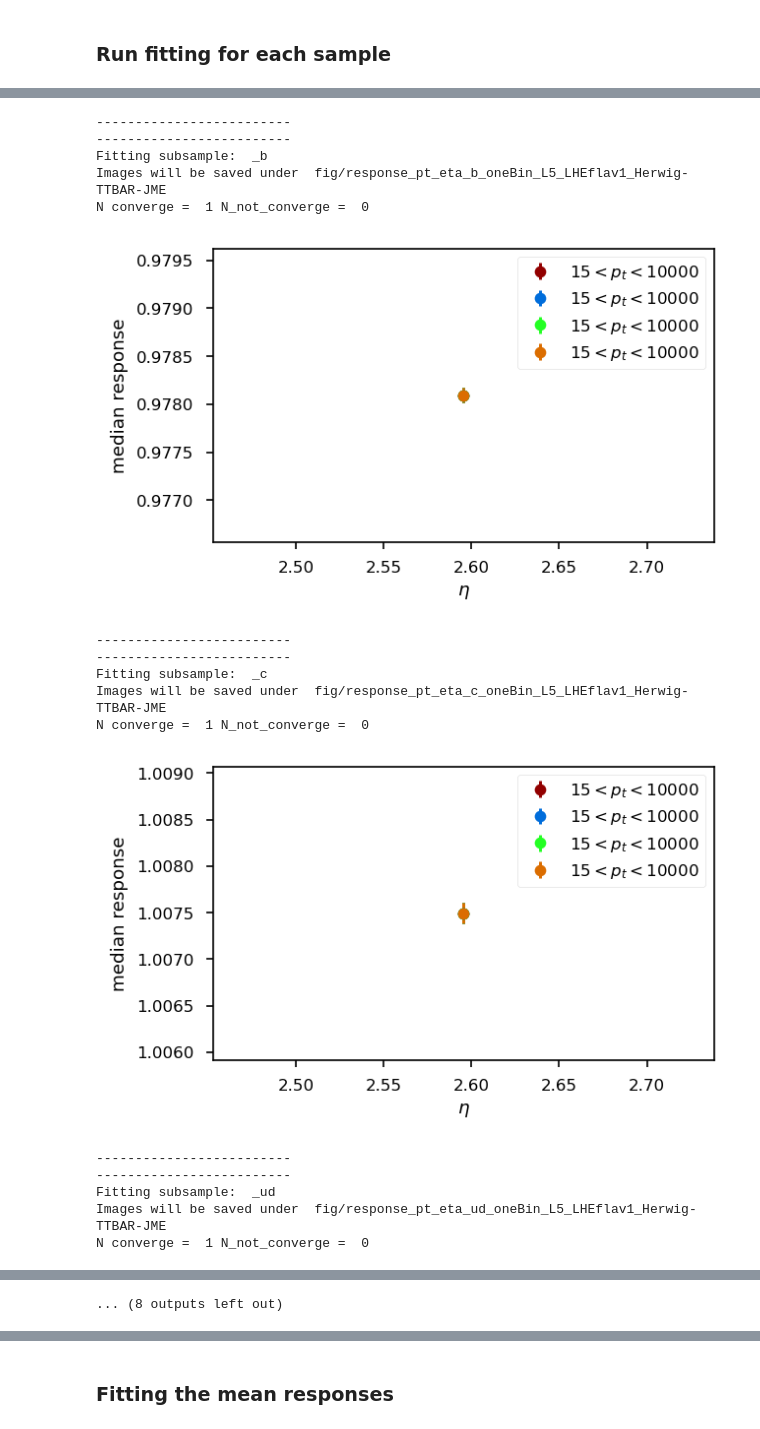
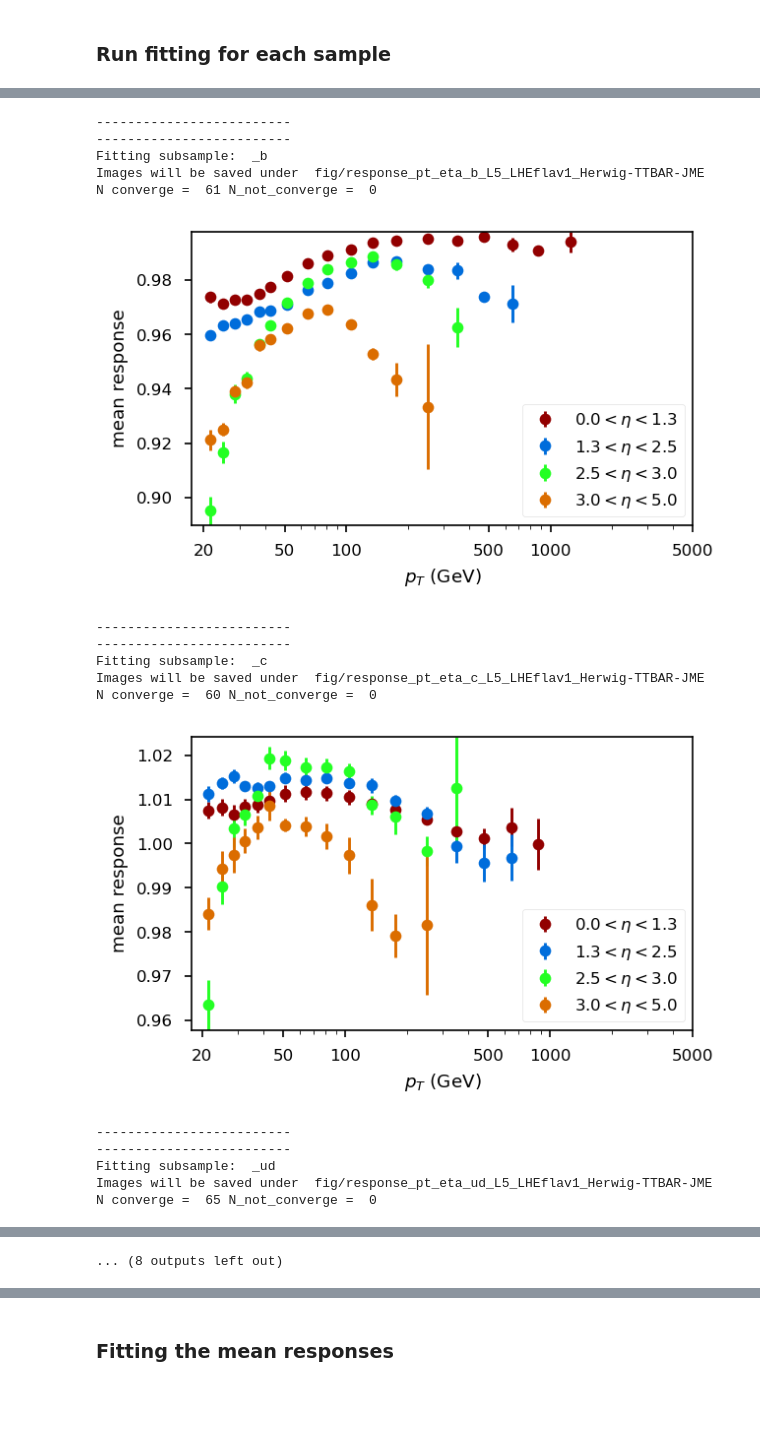
Before and after one commit to dsidirop1/JMECoffea, a Jupyter notebook: CoffeaJERC-Andris.ipynb, the cells around one changed output, grey strips where cells are left out. Drawn from its saved outputs; the diff is of its cells as text; code cells hidden in the pictures; blank space fills up the shorter version.

```diff
--- a/CoffeaJERC-Andris.ipynb
+++ b/CoffeaJERC-Andris.ipynb
@@ -56,7 +56,7 @@ tag = '_L5'
 
 exec('from CoffeaJERCProcessor'+tag+' import Processor')
 
-add_tag = '_LHEflav1_Herwig-TTBAR-JME' #'_Herwig-TTBAR' # '_TTBAR' #'_QCD' # '_testing_19UL18' # '' #fine_etaBins
+add_tag = '_LHEflav1_TTBAR-JME' #'_Herwig-TTBAR' # '_TTBAR' #'_QCD' # '_testing_19UL18' # '' #fine_etaBins
 
 # add_tag='_fine_etaBins'+add_tag
 tag_full = tag+add_tag
@@ -103,8 +125,8 @@ dataset = 'fileNames/fileNames_TTToSemi20UL18.txt'
 dataset = 'fileNames/fileNames_QCD20UL18.txt'
 dataset = 'fileNames/fileNames_QCD20UL18_JMENano.txt'
 dataset = 'fileNames/fileNames_TTToSemi20UL18_JMENano.txt'
-dataset = 'fileNames/fileNames_TTToDilep20UL18_JMENano.txt'
-dataset = 'fileNames/fileNames_TTToHad20UL18_JMENano.txt'
+# dataset = 'fileNames/fileNames_TTToDilep20UL18_JMENano.txt'
+# dataset = 'fileNames/fileNames_TTToHad20UL18_JMENano.txt'
 # dataset = 'fileNames/fileNames_Herwig_20UL18_JMENano.txt'
 
 
@@ -226,11 +249,11 @@ if(UsingDaskExecutor and not CoffeaCasaEnv):
                 'host': socket.gethostname(),
             },
             job_extra = {
-                'MY.JobFlavour': '"espresso"',
+                'MY.JobFlavour': '"longlunch"',
     #             'transfer_input_files': '/afs/cern.ch/user/a/anpotreb/top/JERC/JMECoffea/CoffeaJERCProcessor_L5.py',
             },
         )
-        cluster.adapt(minimum=1, maximum=30)
+        cluster.adapt(minimum=2, maximum=50)
         cluster.scale(8)
         client = Client(cluster)
 
@@ -807,7 +830,7 @@ for samp in subsamples:
 
     meanstd = np.sqrt(meanvar)
 
-    if fine_etabins or :
+    if fine_etabins or one_bin:
         plot_corrections_eta(median, samp, medianstd)
     else:
         plot_corrections(mean, samp, meanstd)
@@ -821,17 +844,17 @@ N converge =  1 N_not_converge =  0
 -------------------------
 -------------------------
 Fitting subsample:  _b
-Images will be saved under  fig/response_pt_eta_b_oneBin_L5_LHEflav1_Herwig-TTBAR-JME
-N converge =  1 N_not_converge =  0
+Images will be saved under  fig/response_pt_eta_b_L5_LHEflav1_Herwig-TTBAR-JME
+N converge =  61 N_not_converge =  0
-[figure, old version]
+[figure, new version]
 -------------------------
 -------------------------
 Fitting subsample:  _c
-Images will be saved under  fig/response_pt_eta_c_oneBin_L5_LHEflav1_Herwig-TTBAR-JME
-N converge =  1 N_not_converge =  0
+Images will be saved under  fig/response_pt_eta_c_L5_LHEflav1_Herwig-TTBAR-JME
+N converge =  60 N_not_converge =  0
-[figure, old version]
+[figure, new version]
 -------------------------
 -------------------------
 Fitting subsample:  _ud
-Images will be saved under  fig/response_pt_eta_ud_oneBin_L5_LHEflav1_Herwig-TTBAR-JME
-N converge =  1 N_not_converge =  0
+Images will be saved under  fig/response_pt_eta_ud_L5_LHEflav1_Herwig-TTBAR-JME
+N converge =  65 N_not_converge =  0
```
Also changed, not shown: parts of 7 cells of this notebook, 3 other files.
